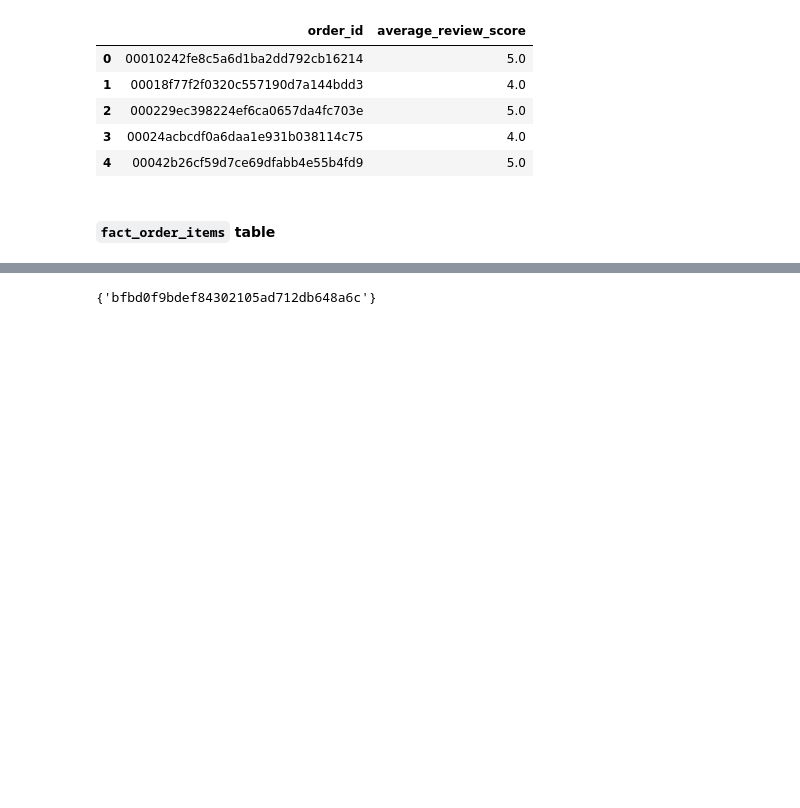
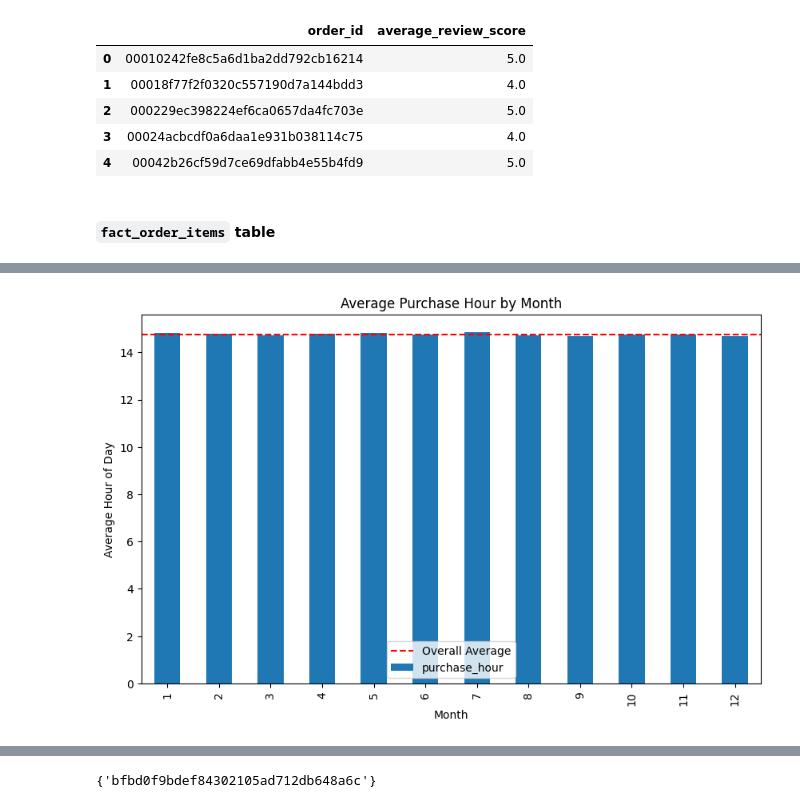
Before and after one commit to zzhenjie01/brazilian-ecommerce, a Jupyter notebook: src/etl.ipynb, the cells around one changed output, grey strips where cells are left out. Saved outputs shown, nothing was run; the diff lists cells and outputs as text; code cells hidden in the pictures; blank space fills up the shorter version.

```diff
--- a/src/etl.ipynb
+++ b/src/etl.ipynb
@@ -262,3 +425,23 @@ fact_order_items.head()
 | 2 | 000229ec398224ef6ca0657da4fc703e | 1 | 34956 | 1825 | 22625 | 2018-01-14 14:33:31 | ... |
 | 3 | 00024acbcdf0a6daa1e931b038114c75 | 1 | 51764 | 2024 | 15404 | 2018-08-08 10:00:35 | ... |
 | 4 | 00042b26cf59d7ce69dfabb4e55b4fd9 | 1 | 7603 | 1598 | 8863 | 2017-02-04 13:57:51 | ... |
+# %%
+# Check if the timestamp columns are in Brazilian standard time or Brazilian daylight time
+# Convert the timestamp column to datetime
+orders["order_purchase_timestamp"] = pd.to_datetime(orders["order_purchase_timestamp"])
+# Extract useful time components for analysis
+orders["purchase_hour"] = orders["order_purchase_timestamp"].dt.hour
+orders["purchase_month"] = orders["order_purchase_timestamp"].dt.month
+orders["purchase_date"] = orders["order_purchase_timestamp"].dt.date
+# Calculate the average hour of purchase for each month
+monthly_avg_hour = orders.groupby("purchase_month")["purchase_hour"].mean()
+# Create a simple plot
+plt.figure(figsize=(10, 6))
+monthly_avg_hour.plot(kind="bar", title="Average Purchase Hour by Month")
+plt.xlabel("Month")
+plt.ylabel("Average Hour of Day")
+plt.axhline(y=monthly_avg_hour.mean(), color="r", linestyle="--", label="Overall Average")
+plt.legend()
+plt.show()
+# %% [output]
+[figure, added]
```
Also changed, not shown: parts of 14 cells of this notebook, 14 other files.
